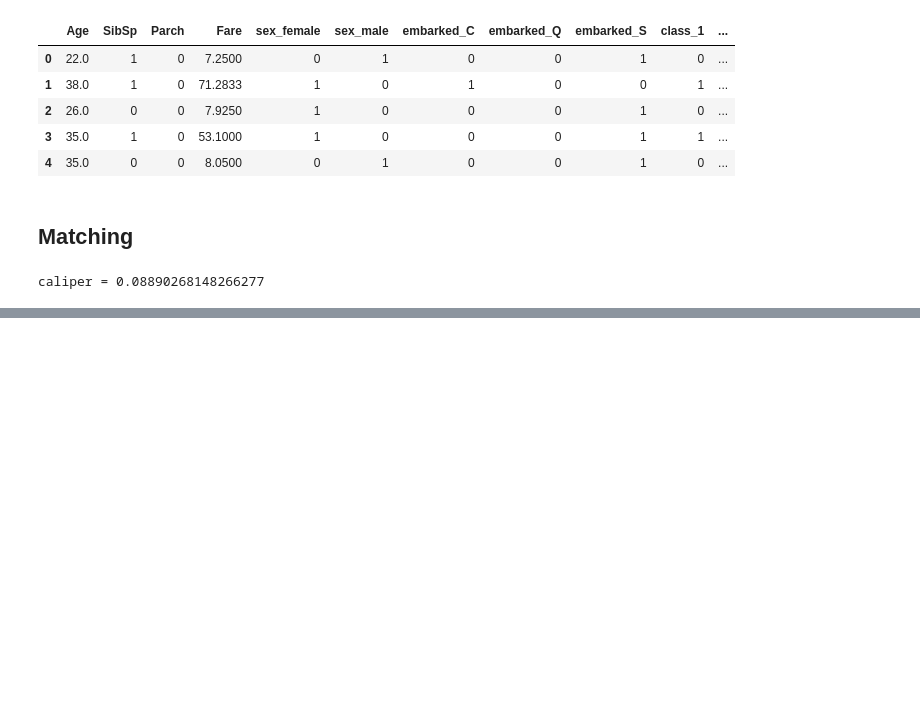
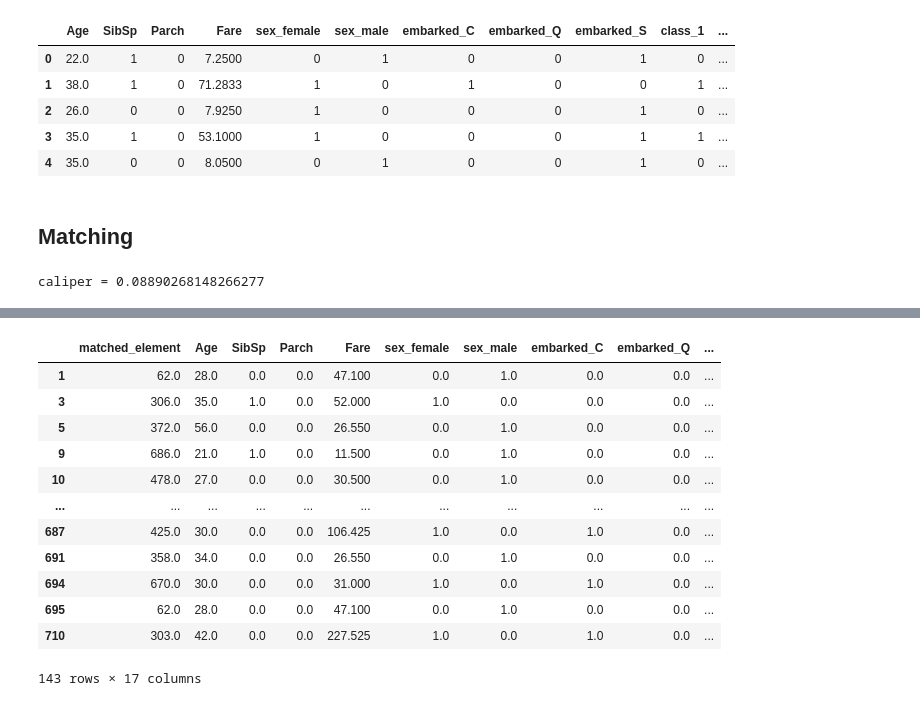
Before and after one commit to iamdingkai/causal-inference, a Jupyter notebook: propensity score matchiing/prop.ipynb, the cells around one changed output, grey strips where cells are left out. Saved outputs shown, nothing was run; the diff lists cells and outputs as text; code cells hidden in the pictures; blank space fills up the shorter version.

```diff
--- a/propensity score matchiing/prop.ipynb
+++ b/propensity score matchiing/prop.ipynb
@@ -196 +226,30 @@ def obtain_match_details(
+# %%
+untreated_matched_data = pd.DataFrame(
+    data = treated_matched_data['matched_element']
+)
+attributes = ['Age', 'SibSp', 'Parch', 'Fare', 'sex_female', 'sex_male', 'embarked_C',
+       'embarked_Q', 'embarked_S', 'class_1', 'class_2', 'class_3',
+       'propensity_score', 'propensity_score_logit', 'outcome', 'treatment']
+
+def obtain_match_details(row, all_data, attribute):
+    return all_data.loc[row['matched_element']][attribute]
+for attr in attributes:
+    untreated_matched_data[attr] = untreated_matched_data.apply(obtain_match_details, axis = 1, all_data = X_encoded, attribute = attr)
+
+
+untreated_matched_data
+# %% [output]
+|  | matched_element | Age | SibSp | Parch | Fare | sex_female | sex_male | embarked_C | embarked_Q | ... |
+| 1 | 62.0 | 28.0 | 0.0 | 0.0 | 47.100 | 0.0 | 1.0 | 0.0 | 0.0 | ... |
+| 3 | 306.0 | 35.0 | 1.0 | 0.0 | 52.000 | 1.0 | 0.0 | 0.0 | 0.0 | ... |
+| 5 | 372.0 | 56.0 | 0.0 | 0.0 | 26.550 | 0.0 | 1.0 | 0.0 | 0.0 | ... |
+| 9 | 686.0 | 21.0 | 1.0 | 0.0 | 11.500 | 0.0 | 1.0 | 0.0 | 0.0 | ... |
+| 10 | 478.0 | 27.0 | 0.0 | 0.0 | 30.500 | 0.0 | 1.0 | 0.0 | 0.0 | ... |
+| ... | ... | ... | ... | ... | ... | ... | ... | ... | ... | ... |
+| 687 | 425.0 | 30.0 | 0.0 | 0.0 | 106.425 | 1.0 | 0.0 | 1.0 | 0.0 | ... |
+| 691 | 358.0 | 34.0 | 0.0 | 0.0 | 26.550 | 0.0 | 1.0 | 0.0 | 0.0 | ... |
+| 694 | 670.0 | 30.0 | 0.0 | 0.0 | 31.000 | 1.0 | 0.0 | 1.0 | 0.0 | ... |
+| 695 | 62.0 | 28.0 | 0.0 | 0.0 | 47.100 | 0.0 | 1.0 | 0.0 | 0.0 | ... |
+| 710 | 303.0 | 42.0 | 0.0 | 0.0 | 227.525 | 1.0 | 0.0 | 1.0 | 0.0 | ... |
+143 rows × 17 columns
 # %%
```
Also changed, not shown: parts of 10 cells of this notebook.
